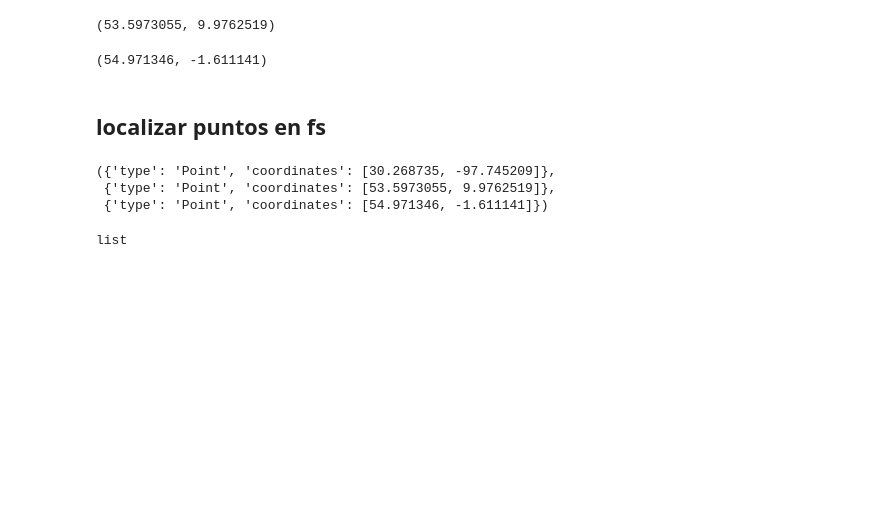
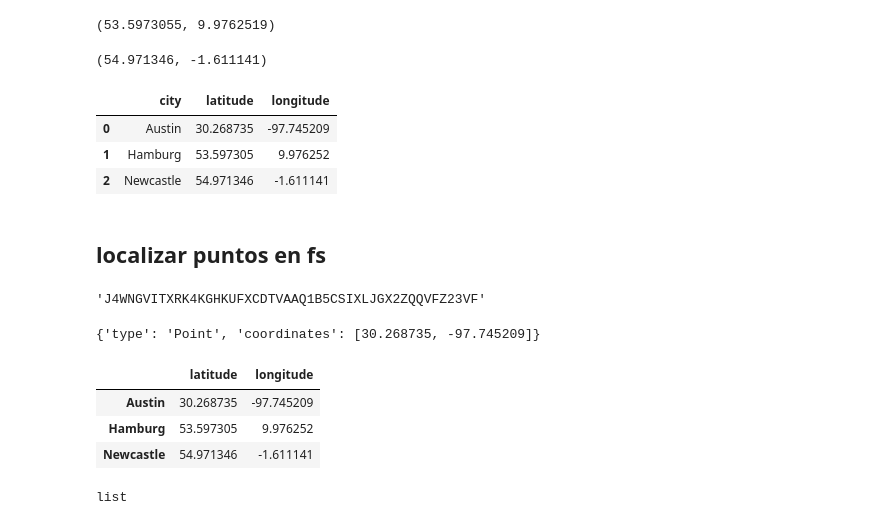
Before and after one commit to data2021oct/geospatial, a Jupyter notebook: notebooks/database.ipynb, the cells around one changed output. Saved outputs shown, nothing was run; the diff lists cells and outputs as text; code cells hidden in the pictures; blank space fills up the shorter version.

```diff
--- a/notebooks/database.ipynb
+++ b/notebooks/database.ipynb
@@ -95,19 +96,42 @@ ncas_lon = ncas[0]["longitude"]
 ncas_lat,ncas_lon
 # %% [output]
 (54.971346, -1.611141)
+# %%
+localizations = {"Austin":[aus_lat,aus_lon],"Hamburg":[ham_lat,ham_lon],"Newcastle":[ncas_lat,ncas_lon]}
+localizations
+local = pd.DataFrame.from_dict(localizations,orient="index").reset_index().rename(columns={"index":"city",0:"latitude",1:"longitude"})
+local
+# %% [output]
+|  | city | latitude | longitude |
+| 0 | Austin | 30.268735 | -97.745209 |
+| 1 | Hamburg | 53.597305 | 9.976252 |
+| 2 | Newcastle | 54.971346 | -1.611141 |
 # %% [markdown]
 ## localizar puntos en fs
 # %%
 client_id = os.getenv("four")
 client_secret = os.getenv("foursec")
+# %%
+client_id
+# %% [output]
+'J4WNGVITXRK4KGHKUFXCDTVAAQ1B5CSIXLJGX2ZQQVFZ23VF'
 # %%
 #madrid_porsifalla = {'type': 'Point', 'coordinates': [-3.6793, 40.42955]}
 Austin = {'type': 'Point', 'coordinates': [aus_lat, aus_lon]}
 Hamburg = {'type': 'Point', 'coordinates': [ham_lat, ham_lon]}
 Newcastle = {'type': 'Point', 'coordinates': [ncas_lat, ncas_lon]}
+# %%
+Austin
+# %% [output]
+{'type': 'Point', 'coordinates': [30.268735, -97.745209]}
 # %%
-Austin, Hamburg, Newcastle
+#localizaciones = [{"Austin":Austin["coordinates"]}, {"Hamburg":Hamburg["coordinates"]}, {"Newcastle": Newcastle["coordinates"]}]
+localizaciones = {"Austin": Austin["coordinates"],"Hamburg":Hamburg["coordinates"],"Newcastle":Newcastle["coordinates"]}
+#local = pd.DataFrame.from_dict(localizaciones,orient="Index").reset_index().rename(columns={"index":"localization"})
+local = pd.DataFrame.from_dict(localizaciones,orient="Index").rename({0:"latitude",1:"longitude"}, axis=1)
+local
 # %% [output]
-({'type': 'Point', 'coordinates': [30.268735, -97.745209]},
- {'type': 'Point', 'coordinates': [53.5973055, 9.9762519]},
- {'type': 'Point', 'coordinates': [54.971346, -1.611141]})
+|  | latitude | longitude |
+| Austin | 30.268735 | -97.745209 |
+| Hamburg | 53.597305 | 9.976252 |
+| Newcastle | 54.971346 | -1.611141 |
```
Also changed, not shown: parts of 15 cells of this notebook, 6 other files.
